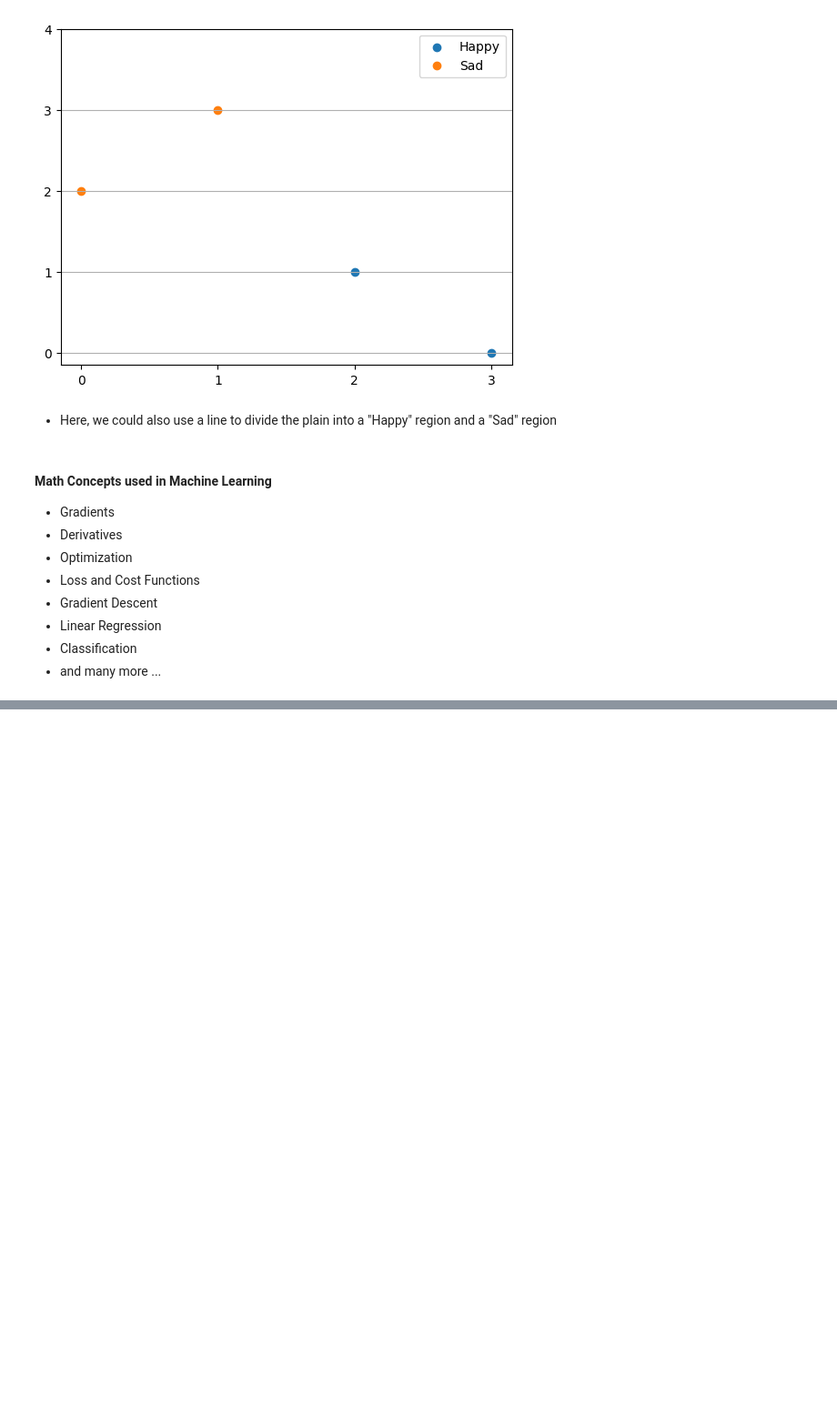
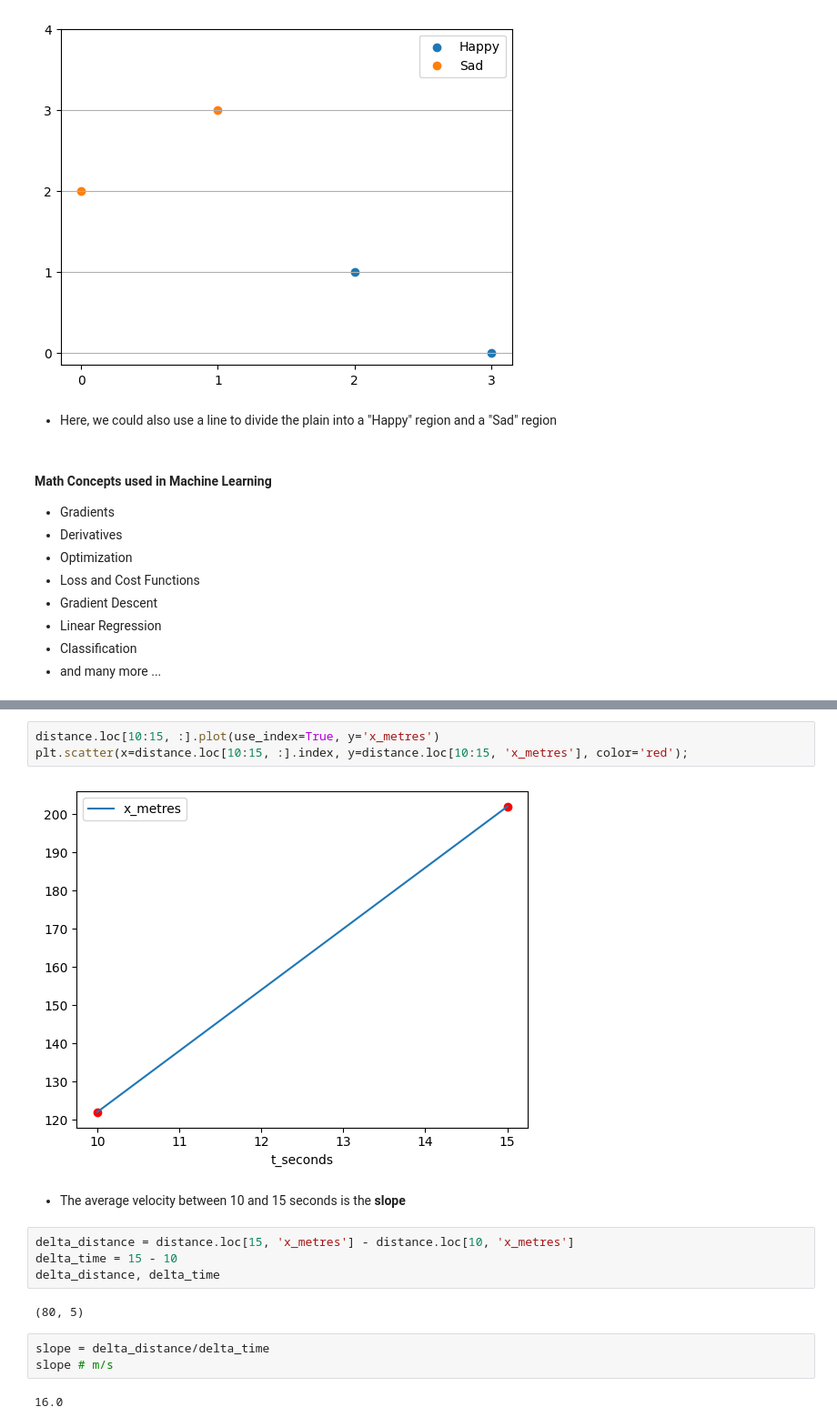
Before and after one commit to PaulToronto/DeepLearning-AI---Mathematics-for-Machine-Learning-and-Data-Science, a Jupyter notebook: 2_1_Derivatives_and_Optimization.ipynb, the cells around one changed output, grey strips where cells are left out. Shown at 91% size. Drawn from its saved outputs; the diff is of its cells as text; blank space fills up the shorter version.

```diff
--- a/2_1_Derivatives_and_Optimization.ipynb
+++ b/2_1_Derivatives_and_Optimization.ipynb
@@ -112,0 +172,18 @@ plt.show()
+# %%
+distance.loc[10:15, :].plot(use_index=True, y='x_metres')
+plt.scatter(x=distance.loc[10:15, :].index, y=distance.loc[10:15, 'x_metres'], color='red');
+# %% [output]
+[figure, added]
+# %% [markdown]
+- The average velocity between 10 and 15 seconds is the **slope**
+# %%
+delta_distance = distance.loc[15, 'x_metres'] - distance.loc[10, 'x_metres']
+delta_time = 15 - 10
+delta_distance, delta_time
+# %% [output]
+(80, 5)
+# %%
+slope = delta_distance/delta_time
+slope # m/s
+# %% [output]
+16.0
```
Also changed, not shown: parts of 15 cells of this notebook.
